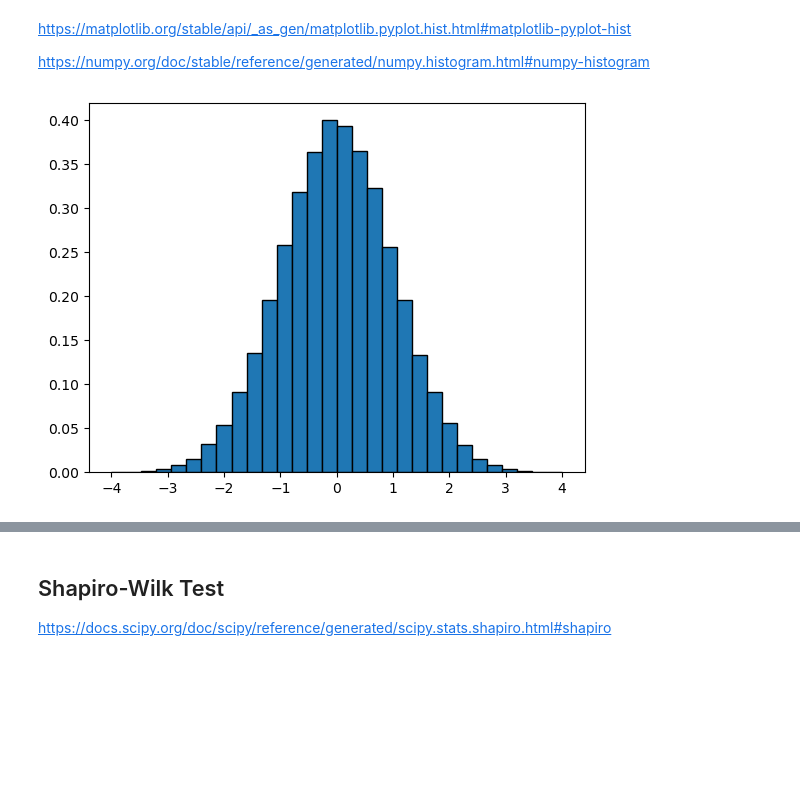
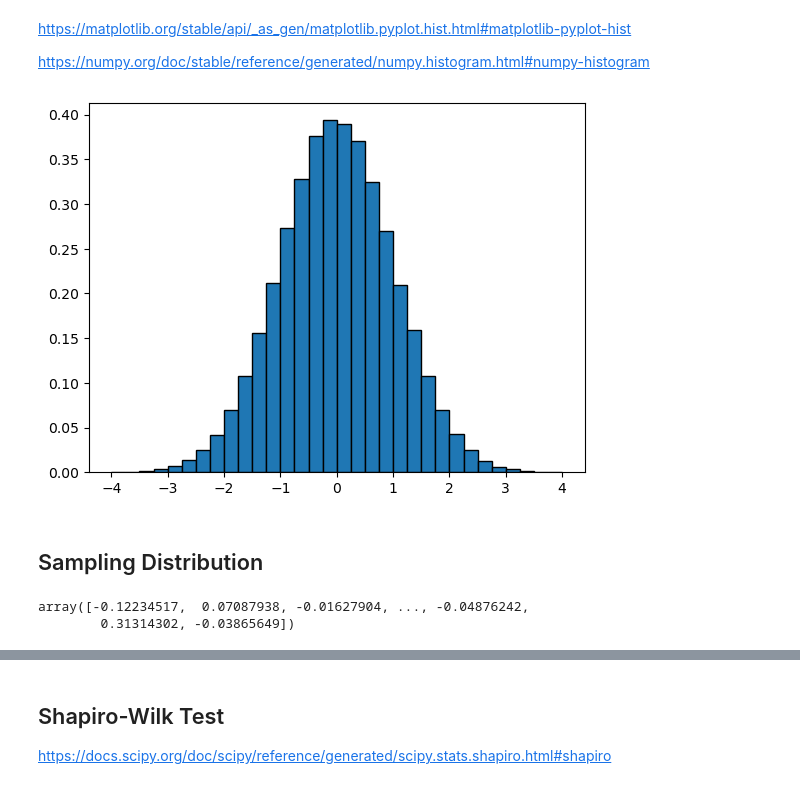
Before and after one commit to SBCURLEY/as-roughwork, a Jupyter notebook: materials/normal-distribution.ipynb, the cells around one changed output, grey strips where cells are left out. Drawn from its saved outputs; the diff is of its cells as text; code cells hidden in the pictures; blank space fills up the shorter version.

Commit message:
normal distrib

```diff
--- a/materials/normal-distribution.ipynb
+++ b/materials/normal-distribution.ipynb
@@ -394,8 +345,29 @@ https://numpy.org/doc/stable/reference/generated/numpy.histogram.html#numpy-hist
 # %%
 # Create a blank plot.
 fig, ax = plt.subplots()
 
 # Create a histogram.
-ax.hist(data, edgecolor='black', density=True, bins=np.linspace(-4, 4, 31));
+ax.hist(data, edgecolor='black', density=True, bins=np.linspace(-4.0, 4.0, 33));
 # %% [output]
-[figure, old version]
+[figure, new version]
+# %% [markdown]
+## Sampling Distribution
+# %%
+# Generate a random normal sample.
+# rows = 100000  columns = 100
+# start out with 10 million values from standard normal distribution (centered on zero sd = 1)
+# generated 10 million numbers, put them into sets of 100 to make 100000 rows
+# Within each set of 100 numbers, we will calculate the mean 9add all 100 numbers and divided by 100 to get the mean)
+data = np.random.normal(size=(100000, 100))
+
+# Calculate mean.
+# numpy.mean takes the grid from the specified axis.
+# axis=1 means calculate the mean for each row. 100 numbers per row.
+# axis=0 would calculate the mean for each column. 100000 numbers per column.
+means = np.mean(data, axis=1)
+
+# Show.
+means
+# %% [output]
+array([-0.12234517,  0.07087938, -0.01627904, ..., -0.04876242,
+        0.31314302, -0.03865649])
```
Also changed, not shown: parts of 46 cells of this notebook, 1 other file.
